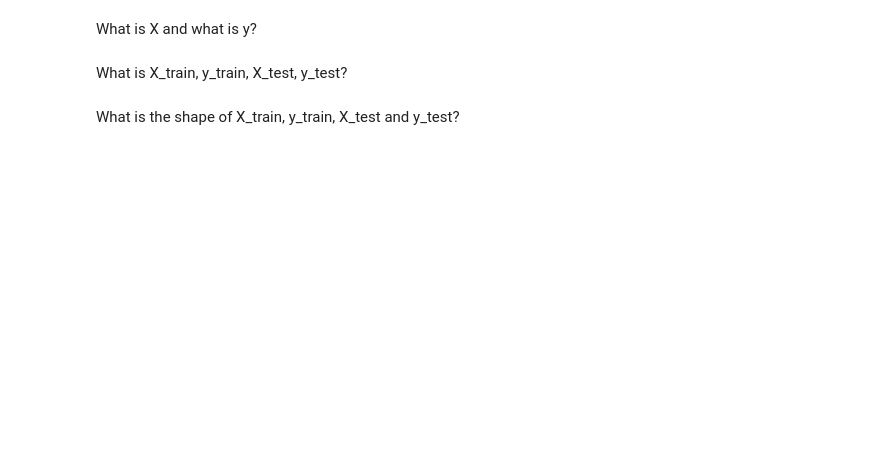
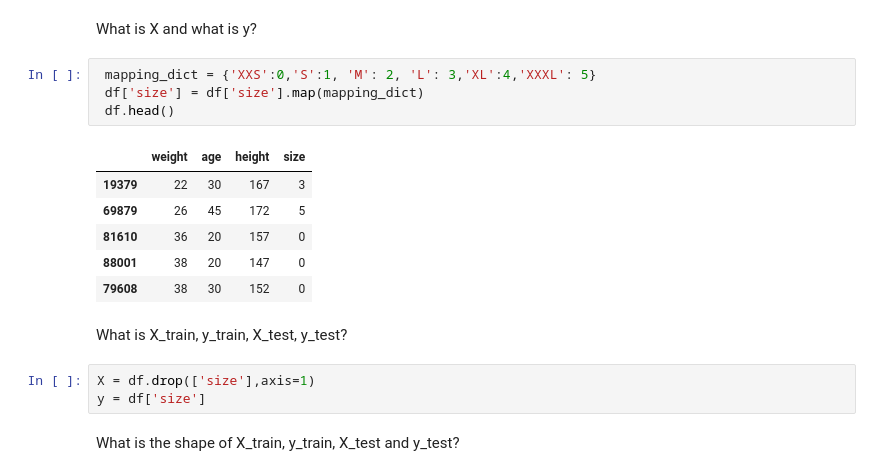
Before and after one commit to jdecorte/machinelearning, a Jupyter notebook: 042-women_clothing_sizes_prediction.ipynb, the cells around one changed output. Drawn from its saved outputs; the diff is of its cells as text; blank space fills up the shorter version.

```diff
--- a/042-women_clothing_sizes_prediction.ipynb
+++ b/042-women_clothing_sizes_prediction.ipynb
@@ -191,6 +210,20 @@ Because we want to apply regression first, map the sizes to numbers as follows:
 # %% [markdown]
 What is X and what is y?
+# %%
+ mapping_dict = {'XXS':0,'S':1, 'M': 2, 'L': 3,'XL':4,'XXXL': 5}
+ df['size'] = df['size'].map(mapping_dict)
+ df.head()
+# %% [output]
+|  | weight | age | height | size |
+| 19379 | 22 | 30 | 167 | 3 |
+| 69879 | 26 | 45 | 172 | 5 |
+| 81610 | 36 | 20 | 157 | 0 |
+| 88001 | 38 | 20 | 147 | 0 |
+| 79608 | 38 | 30 | 152 | 0 |
 # %% [markdown]
 What is X_train, y_train, X_test, y_test?
+# %%
+X = df.drop(['size'],axis=1)
+y = df['size']
 # %% [markdown]
 What is the shape of X_train, y_train, X_test and y_test?
```
Also changed, not shown: parts of 48 cells of this notebook, 1 other file.
